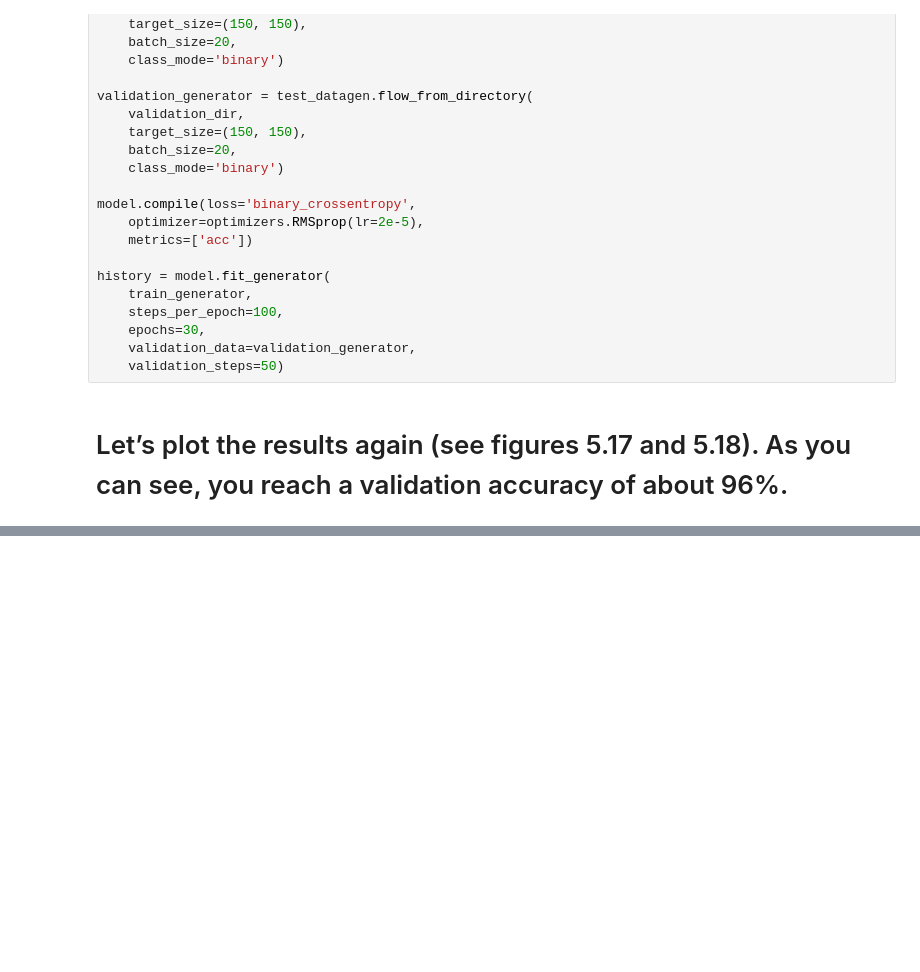
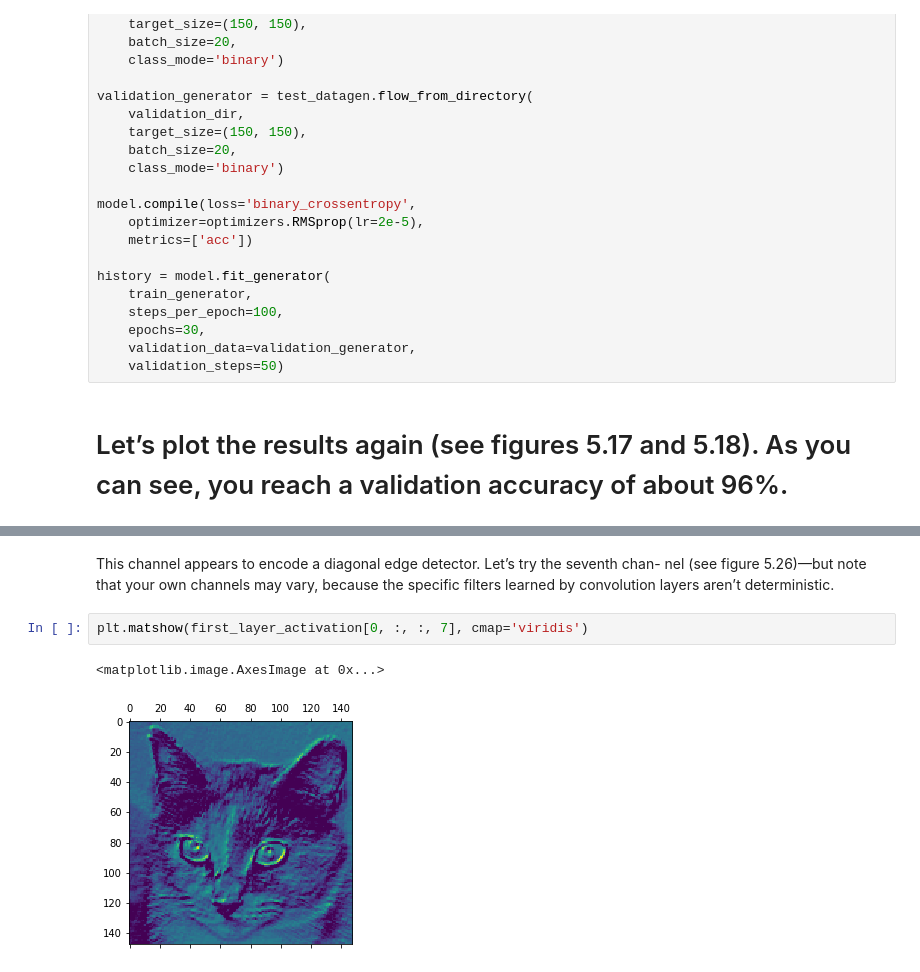
Before and after one commit to nrjvarshney/cats_Vs_dogs, a Jupyter notebook: Cats vs Dogs.ipynb, the cells around one changed output, grey strips where cells are left out. Cells and saved outputs as stored; diff of their text form; blank space fills up the shorter version.

```diff
--- a/Cats vs Dogs.ipynb
+++ b/Cats vs Dogs.ipynb
@@ -610,0 +716,9 @@ history = model.fit_generator(
+# %% [markdown]
+This channel appears to encode a diagonal edge detector. Let’s try the seventh chan-
+nel (see figure 5.26)—but note that your own channels may vary, because the specific
+filters learned by convolution layers aren’t deterministic.
+# %%
+plt.matshow(first_layer_activation[0, :, :, 7], cmap='viridis')
+# %% [output]
+<matplotlib.image.AxesImage at 0x...>
+[figure, added]
```
Also changed, not shown: parts of 24 cells of this notebook.
